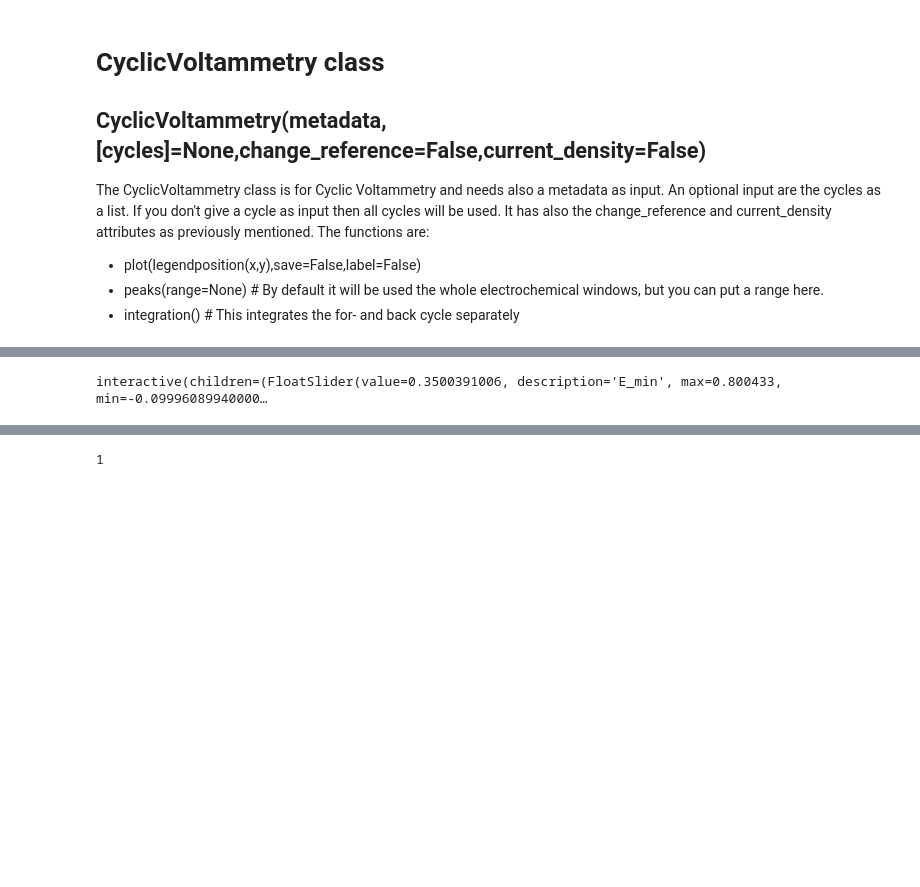
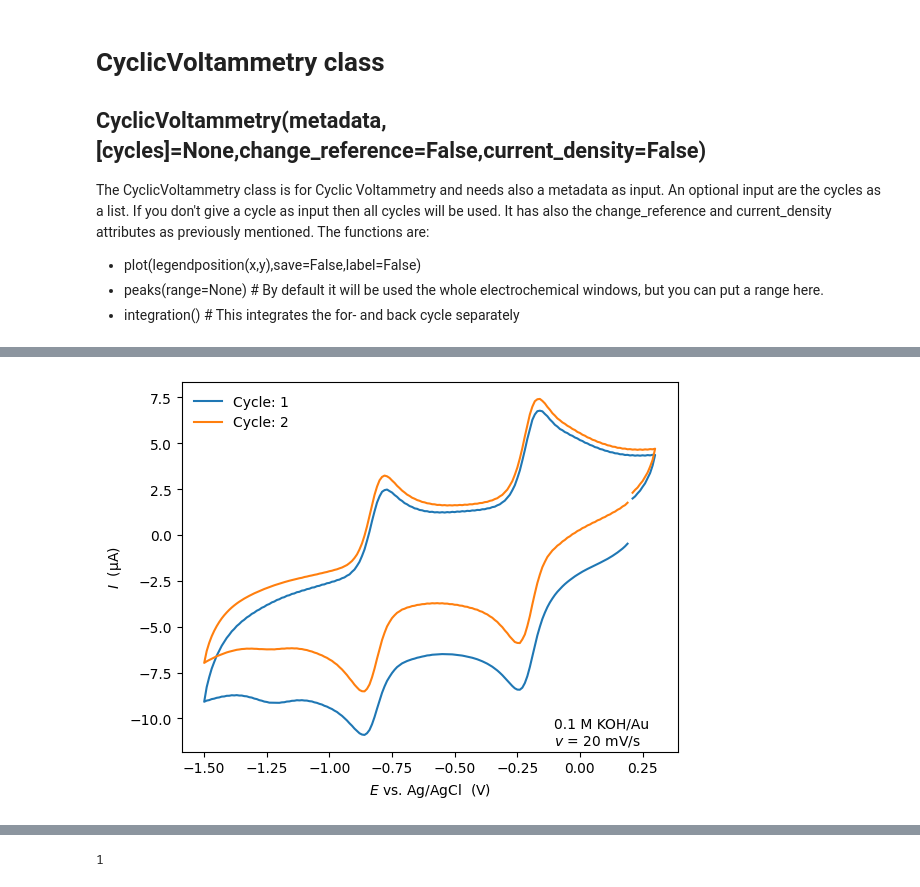
Before and after one commit to FAIRChemistry/datamodel-electrochemistry, a Jupyter notebook: Notebook_with_markdown.ipynb, the cells around one changed output, grey strips where cells are left out. Saved outputs shown, nothing was run; the diff lists cells and outputs as text; code cells hidden in the pictures; blank space fills up the shorter version.

```diff
--- a/Notebook_with_markdown.ipynb
+++ b/Notebook_with_markdown.ipynb
@@ -213,9 +91,0 @@ NameError: name 'matplotlib' is not defined
-# %%
-df = pd.read_csv("data/Cu14nm.DTA", sep="\t", header=56, skiprows=[57], usecols=[2,3],names=["t","E"])
-def exponential_function(x, a, b, c):
-    return a * np.exp(-b/2 * x) + c
-params, _ = curve_fit(exponential_function, df["t"], df["E"])
-x_fit = np.linspace(0, 3600, 1000)
-y_fit = exponential_function(x_fit, *params)
-plt.plot(df["t"], df["E"], label='Daten')
-plt.plot(x_fit, y_fit, color='red', label='Fit')
@@ -394,5 +269,5 @@ cv.peaks()
 # %%
-from sklearn.linear_model import LinearRegression
+#from sklearn.linear_model import LinearRegression
 
 class CyclicVoltammetry(Analysis):
     def __init__(self,metadata,cycles=None,current_density=False,change_reference=False):
@@ -488,7 +363,8 @@ class CyclicVoltammetry(Analysis):
     def integration(self):
         x_max = self.cycle_df[0]['E'].max()
         x_min = self.cycle_df[0]['E'].min()
-
+        xlabel=self.xlabel
+        ylabel=self.ylabel
         def interactive(E_min=(x_min-0.1,x_max,0.01),E_max=(x_min,x_max,0.01),E_min_back=(x_min-0.1,x_max,0.01),E_max_back=(x_min,x_max,0.01),savename="integration_plot.pdf",save=False):
             Cycles=[]
             Integral=[]
@@ -512,51 +388,52 @@ class CyclicVoltammetry(Analysis):
                     y_pred3 = line_func(forward_cycle_peak['E'].values)
                     area3 = trapz(forward_cycle_peak['I'] - y_pred3.flatten(), forward_cycle_peak['E'])
                     ax.plot(forward_cycle_peak['E'], y_pred3.flatten(),color="black", linestyle='--')
-                    ax.fill_between(forward_cycle_peak['E'], forward_cycle_peak['I'], y_pred3.flatten(), where=(forward_cycle_peak['I'] > y_pred3.flatten()), alpha=0.3)
-
+                    #ax.fill_between(forward_cycle_peak['E'], forward_cycle_peak['I'], y_pred3.flatten(), where=(forward_cycle_peak['I'] > y_pred3.flatten()), alpha=0.3)
+                    ax.fill_between(forward_cycle_peak['E'], forward_cycle_peak['I'], y_pred3.flatten(), alpha=0.3)
                     backward_cycle_peak = backward_cycle[(backward_cycle['E'] >= E_min_back) & (backward_cycle['E'] <= E_max_back)]
                     start_value_back = backward_cycle_peak.iloc[0]['E']
                     end_value_back = backward_cycle_peak.iloc[-1]['E']
                     backward_slope = (backward_cycle_peak.iloc[-1]['I'] - backward_cycle_peak.iloc[0]['I']) / (end_value_back - start_value_back)
                     intercept_back = backward_cycle_peak.iloc[0]['I'] - backward_slope * start_value_back
                     def line_func_back(x):
                         return backward_slope * x + intercept_back
                     y_pred2 = line_func_back(backward_cycle_peak['E'].values)
                     area2 = trapz(backward_cycle_peak['I'] - y_pred2.flatten(), backward_cycle_peak['E'])
                     ax.plot(backward_cycle_peak['E'], y_pred2.flatten(), color='black', linestyle='--')
                     ax.fill_between(backward_cycle_peak['E'], backward_cycle_peak['I'], y_pred2.flatten(), where=(backward_cycle_peak['I'] > y_pred2.flatten()), alpha=0.3)
                     backward_cycle_peak = backward_cycle[(backward_cycle['E'] >= E_min_back) & (backward_cycle['E'] <= E_max_back)]
                     start_value_back = backward_cycle_peak.iloc[0]['E']
                     end_value_back = backward_cycle_peak.iloc[-1]['E']
                     backward_slope = (backward_cycle_peak.iloc[-1]['I'] - backward_cycle_peak.iloc[0]['I']) / (end_value_back - start_value_back)
                     intercept_back = backward_cycle_peak.iloc[0]['I'] - backward_slope * start_value_back
 
-                    def line_func_back(x):
-                        return backward_slope * x + intercept_back
+                    # def line_func_back(x):
+                    #     return backward_slope * x + intercept_back
 
                     y_pred2 = line_func_back(backward_cycle_peak['E'].values)
                     area2 = trapz(backward_cycle_peak['I'] - y_pred2.flatten(), backward_cycle_peak['E'])
-                    ax.fill_between(backward_cycle_peak['E'], backward_cycle_peak['I'], y_pred2.flatten(), where=(backward_cycle_peak['I'] < y_pred2.flatten()), alpha=0.3)
+                    ax.fill_between(backward_cycle_peak['E'], backward_cycle_peak['I'], y_pred2.flatten(), alpha=0.3)# where=(backward_cycle_peak['I'] < y_pred2.flatten())
 
                     Integral.append((area3,area2))
 
                     ax.plot(df["E"],df["I"],label="Cycle: {}".format(i+1))
-
-                    ax.legend()
+                    ax.set_xlabel(xlabel)
+                    ax.set_ylabel(ylabel)
+                    ax.legend(frameon=False)
                     if save:
-                        fig.savefig("plots/" + savename)
+                        fig.savefig("plots/" +"Cycle{}_".format(i+1)+savename)
                     #ax.set_title("Cycle: {}".format(i+1))
                     dataframe_integration= pd.DataFrame(zip(Cycles,Integral), columns=["Cycles","Integration Area"])
                     #self.interactive_dataframe = dataframe
             return dataframe_integration
 
         widgets.interact(interactive)
-        return dataframe_integration
+        #return dataframe_integration
 
-cv=CyclicVoltammetry(cv_sample,[1])
-#cv.plot()
-result=cv.integration()
+cv=CyclicVoltammetry(cv_sample,[1,2])
+cv.plot()
+#result=cv.integration()
 # %% [output]
-interactive(children=(FloatSlider(value=0.3500391006, description='E_min', max=0.800433, min=-0.09996089940000…
+[figure, added]
 # %%
 print(dataframe_integration)
```
Also changed, not shown: parts of 28 cells of this notebook, 2 other files.
